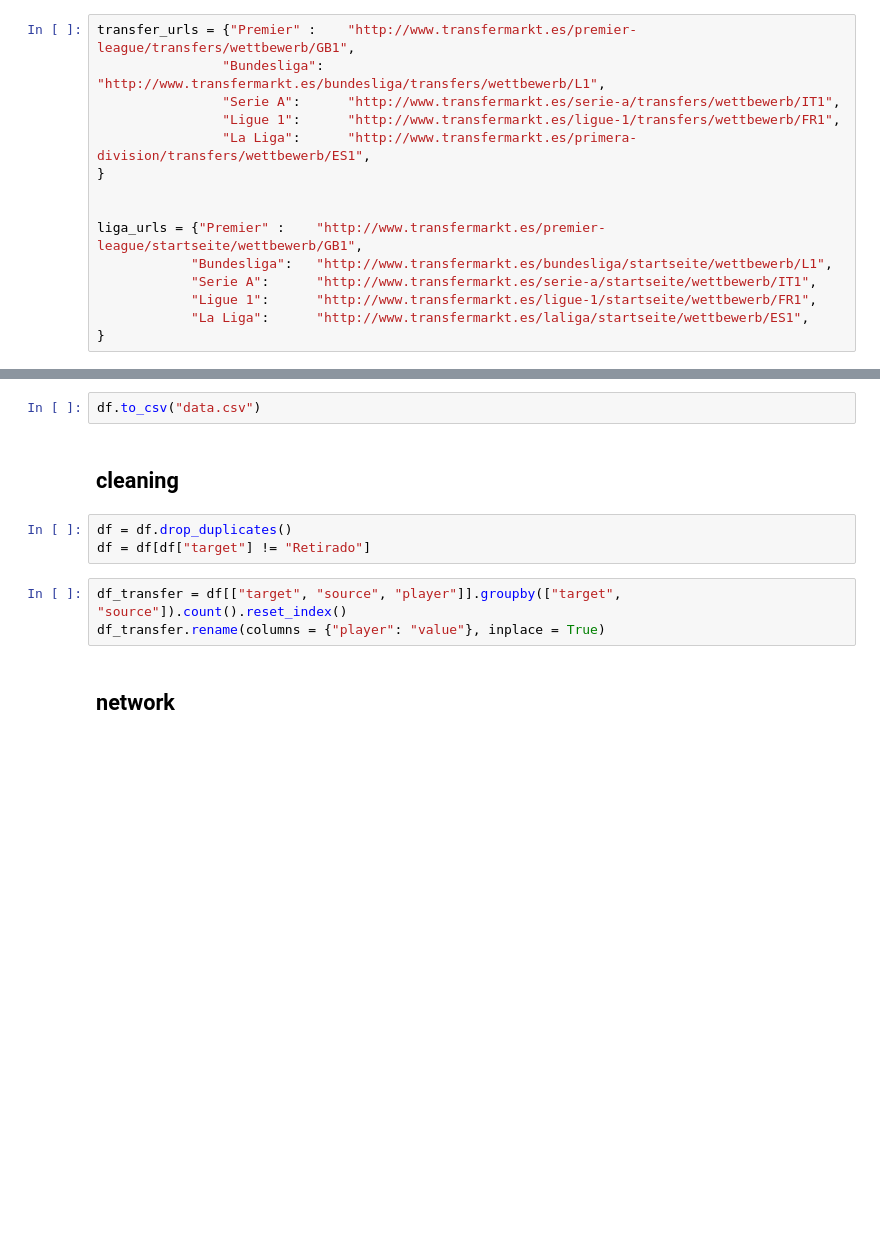
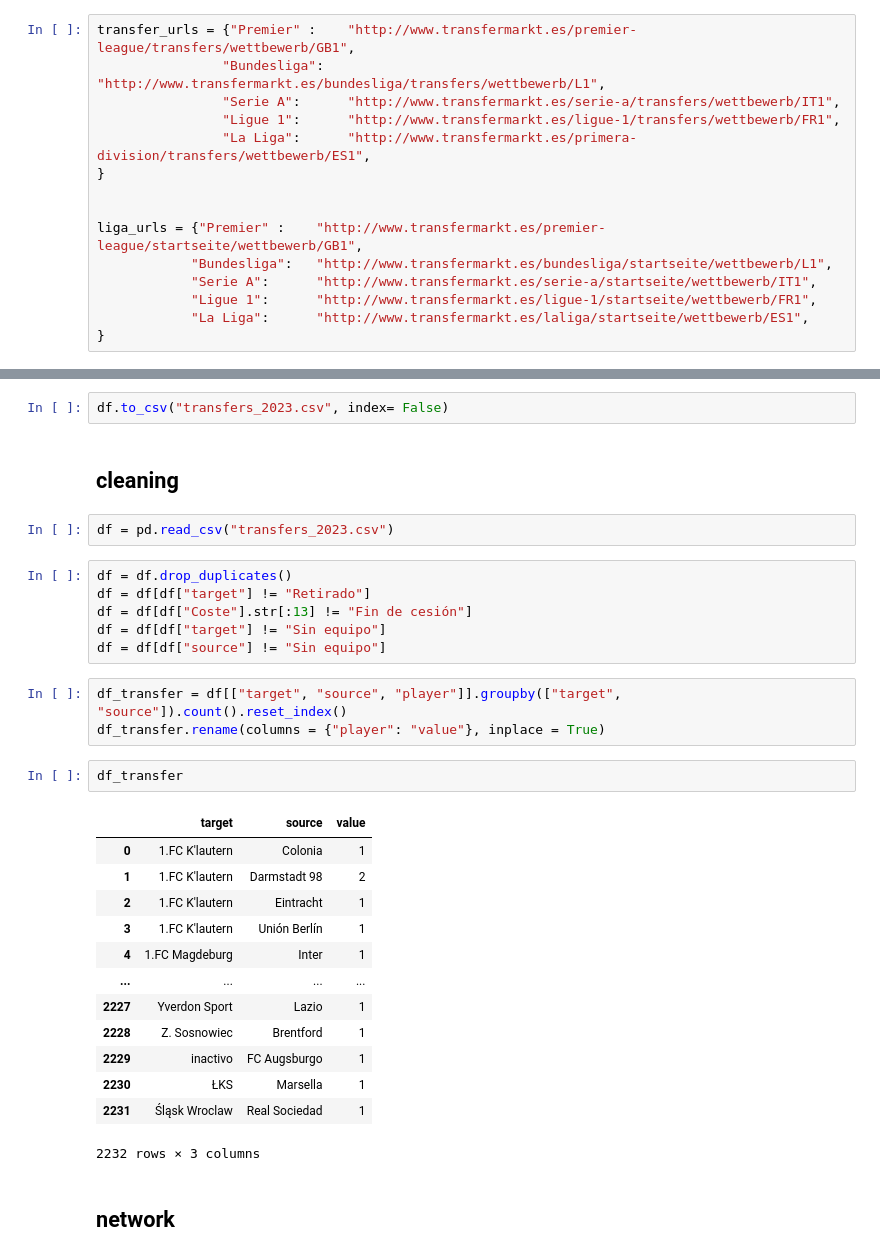
Before and after one commit to PerezCorrea/football_transfer_analysis, a Jupyter notebook: transfer_network.ipynb, the cells around one changed output, grey strips where cells are left out. Drawn from its saved outputs; the diff is of its cells as text; blank space fills up the shorter version.

```diff
--- a/transfer_network.ipynb
+++ b/transfer_network.ipynb
@@ -96,13 +111,34 @@ df
 # %%
-df.to_csv("data.csv")
+df.to_csv("transfers_2023.csv", index= False)
 # %% [markdown]
 ## cleaning
-# %%
-df = df.drop_duplicates()
-df = df[df["target"] != "Retirado"]
+# %%
+df = pd.read_csv("transfers_2023.csv")
+# %%
+df = df.drop_duplicates()
+df = df[df["target"] != "Retirado"]
+df = df[df["Coste"].str[:13] != "Fin de cesión"]
+df = df[df["target"] != "Sin equipo"]
+df = df[df["source"] != "Sin equipo"]
 # %%
 df_transfer = df[["target", "source", "player"]].groupby(["target", "source"]).count().reset_index()
 df_transfer.rename(columns = {"player": "value"}, inplace = True)
+# %%
+df_transfer
+# %% [output]
+|  | target | source | value |
+| 0 | 1.FC K'lautern | Colonia | 1 |
+| 1 | 1.FC K'lautern | Darmstadt 98 | 2 |
+| 2 | 1.FC K'lautern | Eintracht | 1 |
+| 3 | 1.FC K'lautern | Unión Berlín | 1 |
+| 4 | 1.FC Magdeburg | Inter | 1 |
+| ... | ... | ... | ... |
+| 2227 | Yverdon Sport | Lazio | 1 |
+| 2228 | Z. Sosnowiec | Brentford | 1 |
+| 2229 | inactivo | FC Augsburgo | 1 |
+| 2230 | ŁKS | Marsella | 1 |
+| 2231 | Śląsk Wroclaw | Real Sociedad | 1 |
+2232 rows × 3 columns
 # %% [markdown]
 ## network
 # %%
```
Also changed, not shown: parts of 6 cells of this notebook, 5 other files.
